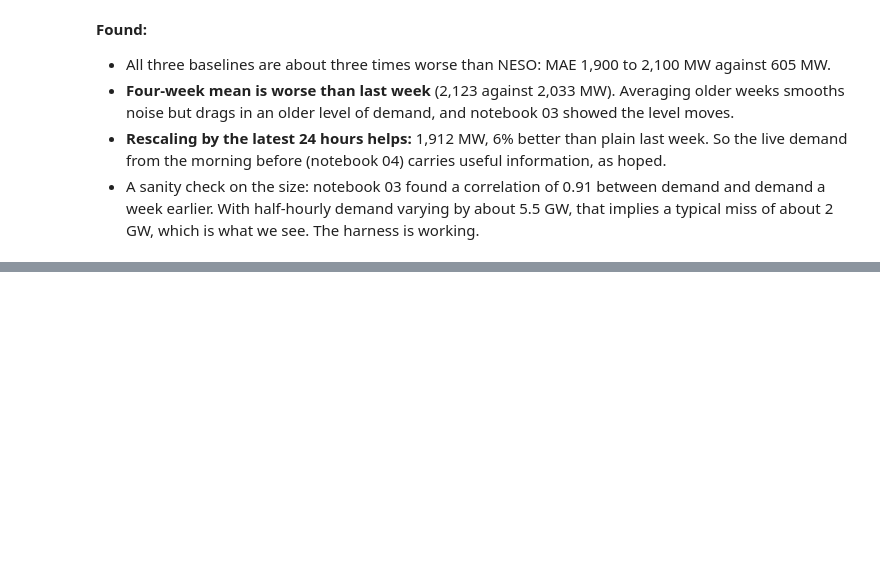
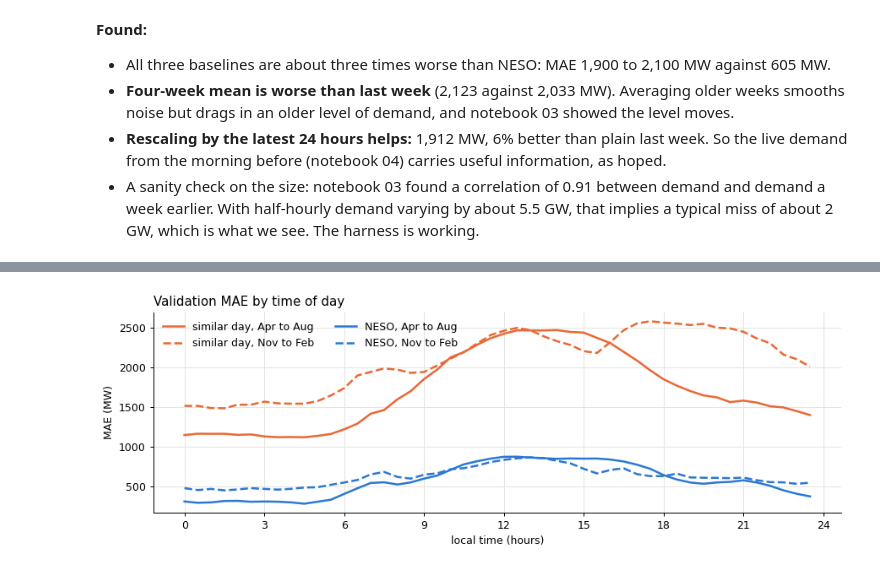
Before and after one commit to ansingh16/gb-demand-forecast, a Jupyter notebook: notebooks/05_baselines.ipynb, the cells around one changed output, grey strips where cells are left out. Cells and saved outputs as stored; diff of their text form; code cells hidden in the pictures; blank space fills up the shorter version.

```diff
--- a/notebooks/05_baselines.ipynb
+++ b/notebooks/05_baselines.ipynb
@@ -233,0 +317,21 @@ pd.DataFrame({name: scores(r["forecast"], r["Demand_Outturn"]) for name, r in re
+# %%
+def by_time_of_day(frame):
+    hour = frame["local"].dt.hour + frame["local"].dt.minute / 60
+    return (frame["forecast"] - frame["Demand_Outturn"]).abs().groupby(hour).mean()
+
+
+fig, ax = plt.subplots(figsize=(10, 3.6))
+for name, color in [(best, ORANGE), ("NESO", BLUE)]:
+    for months, style, label in [([4, 5, 6, 7, 8], "-", "Apr to Aug"), ([11, 12, 1, 2], "--", "Nov to Feb")]:
+        frame = results[name][results[name]["date"].dt.month.isin(months)]
+        mae = by_time_of_day(frame)
+        ax.plot(mae.index, mae.values, color=color, linestyle=style, label=f"{name}, {label}")
+ax.set_xticks(range(0, 25, 3))
+ax.set_xlabel("local time (hours)")
+ax.set_ylabel("MAE (MW)")
+ax.set_title("Validation MAE by time of day", loc="left")
+ax.legend(frameon=False, ncol=2)
+fig.tight_layout()
+plt.show()
+# %% [output]
+[figure, added]
```
Also changed, not shown: parts of 12 cells of this notebook.
